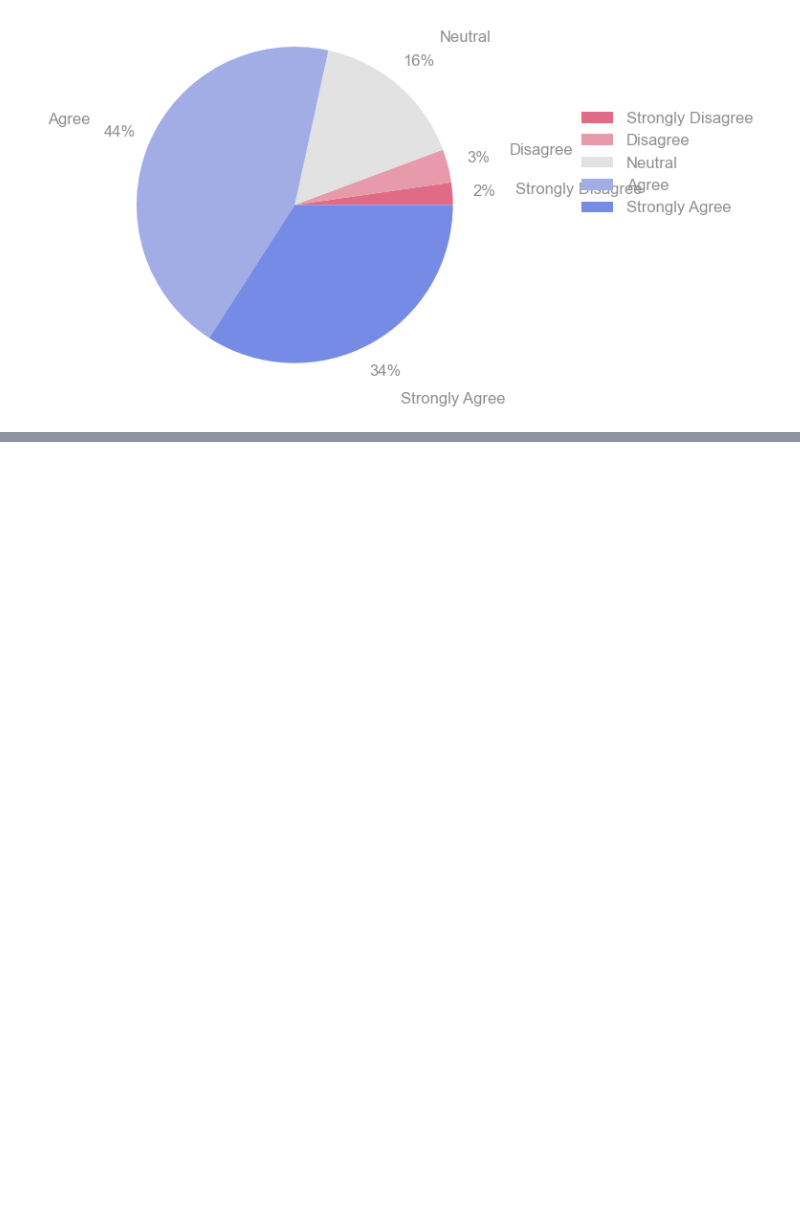
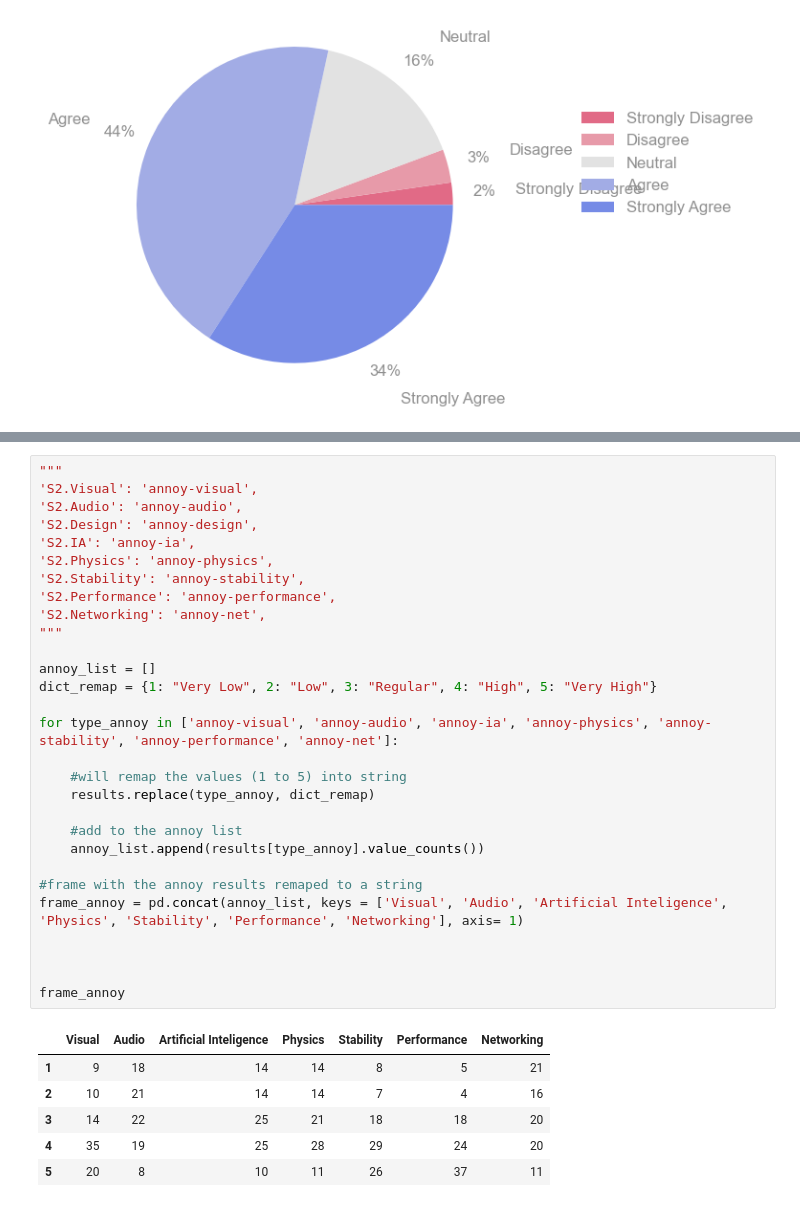
Before and after one commit to stevao-andrade/vr_survey, a Jupyter notebook: survey_charts.ipynb, the cells around one changed output, grey strips where cells are left out. Drawn from its saved outputs; the diff is of its cells as text; blank space fills up the shorter version.

```diff
--- a/survey_charts.ipynb
+++ b/survey_charts.ipynb
@@ -283,0 +303,36 @@ ax.legend(frameon=False, bbox_to_anchor=(1.5,0.8))
+# %%
+"""
+'S2.Visual': 'annoy-visual',
+'S2.Audio': 'annoy-audio',
+'S2.Design': 'annoy-design',
+'S2.IA': 'annoy-ia',
+'S2.Physics': 'annoy-physics',
+'S2.Stability': 'annoy-stability',
+'S2.Performance': 'annoy-performance',
+'S2.Networking': 'annoy-net',
+"""
+
+annoy_list = []
+dict_remap = {1: "Very Low", 2: "Low", 3: "Regular", 4: "High", 5: "Very High"}
+
+for type_annoy in ['annoy-visual', 'annoy-audio', 'annoy-ia', 'annoy-physics', 'annoy-stability', 'annoy-performance', 'annoy-net']:
+
+    #will remap the values (1 to 5) into string
+    results.replace(type_annoy, dict_remap)
+
+    #add to the annoy list
+    annoy_list.append(results[type_annoy].value_counts())
+
+#frame with the annoy results remaped to a string
+frame_annoy = pd.concat(annoy_list, keys = ['Visual', 'Audio', 'Artificial Inteligence', 'Physics', 'Stability', 'Performance', 'Networking'], axis= 1)
+
+
+
+frame_annoy
+# %% [output]
+|  | Visual | Audio | Artificial Inteligence | Physics | Stability | Performance | Networking |
+| 1 | 9 | 18 | 14 | 14 | 8 | 5 | 21 |
+| 2 | 10 | 21 | 14 | 14 | 7 | 4 | 16 |
+| 3 | 14 | 22 | 25 | 21 | 18 | 18 | 20 |
+| 4 | 35 | 19 | 25 | 28 | 29 | 24 | 20 |
+| 5 | 20 | 8 | 10 | 11 | 26 | 37 | 11 |
```
Also changed, not shown: parts of 11 cells of this notebook, 2 other files.
